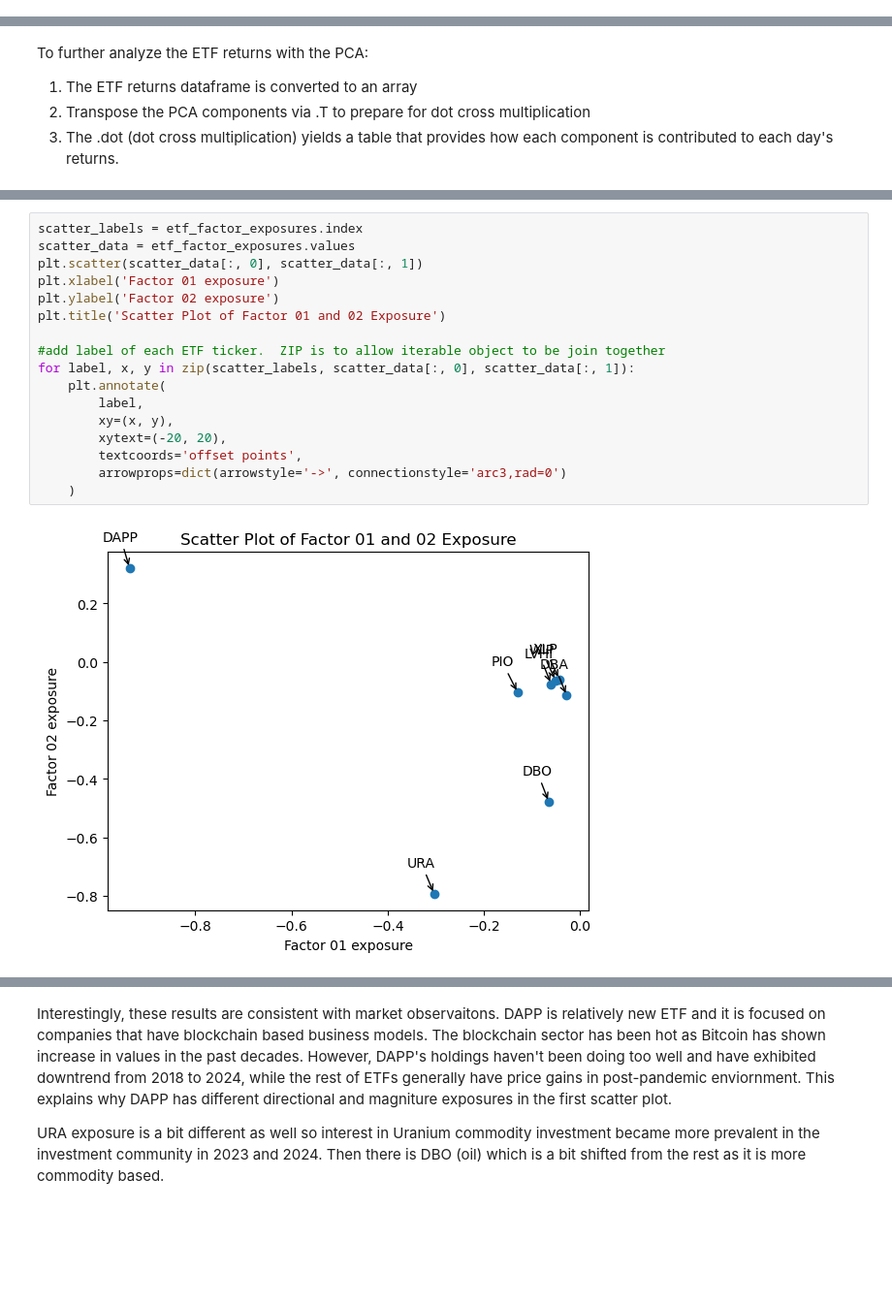
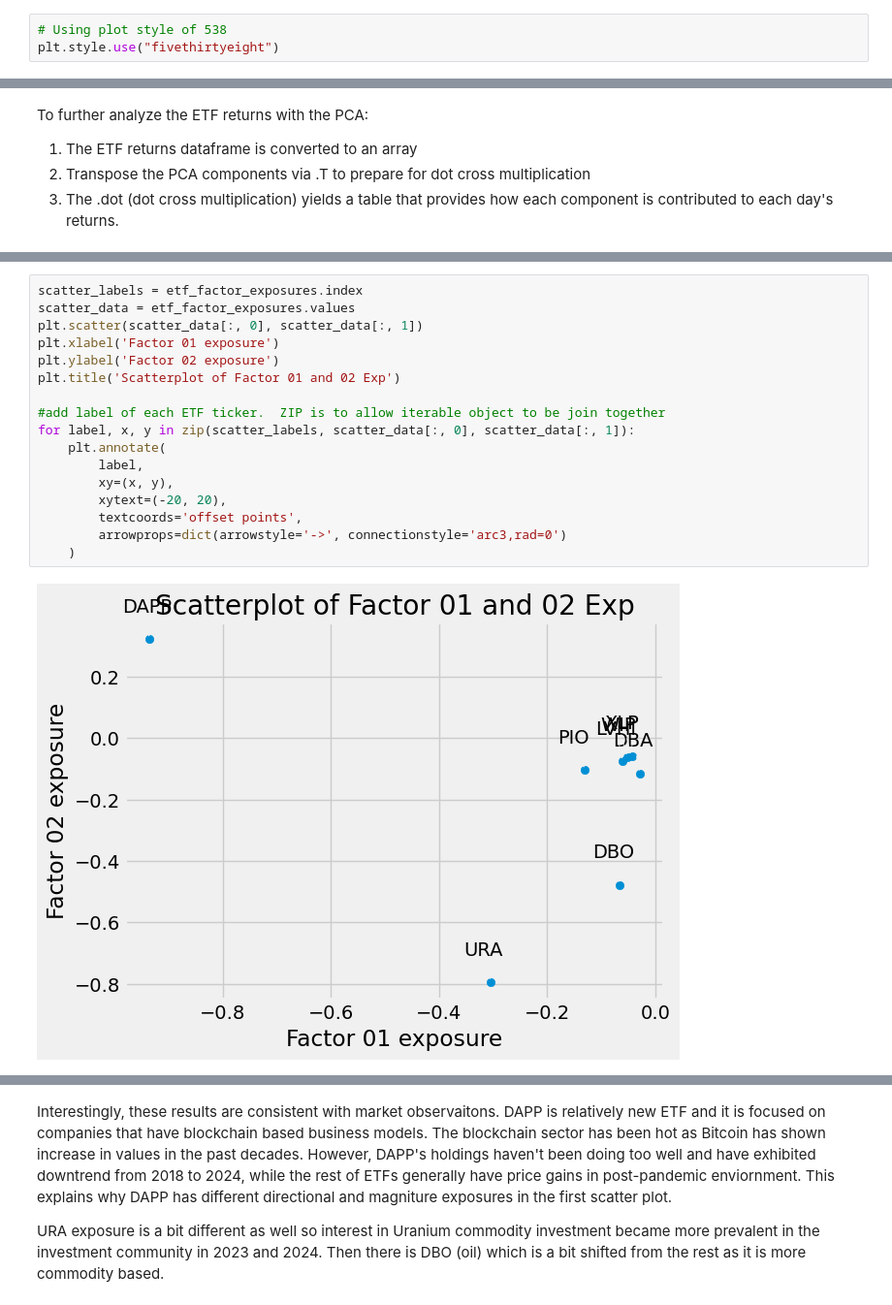
Before and after one commit to hgithub001/Python_Sample, a Jupyter notebook: PCA Sample.ipynb, the cells around one changed output, grey strips where cells are left out. Shown at 97% size. Drawn from its saved outputs; the diff is of its cells as text; blank space fills up the shorter version.

```diff
--- a/PCA Sample.ipynb
+++ b/PCA Sample.ipynb
@@ -11,6 +11,9 @@ import pandas as pd
 import numpy as np
 from sklearn.decomposition import PCA
 import matplotlib.pyplot as plt
+# %%
+# Using plot style of 538
+plt.style.use("fivethirtyeight")
 # %% [markdown]
 The ETFs are as follow:
 
@@ -175,22 +182,22 @@ Text(0.5, 1.0, 'Factor 05 exposure')
 # %%
 scatter_labels = etf_factor_exposures.index
 scatter_data = etf_factor_exposures.values
 plt.scatter(scatter_data[:, 0], scatter_data[:, 1])
 plt.xlabel('Factor 01 exposure')
 plt.ylabel('Factor 02 exposure')
-plt.title('Scatter Plot of Factor 01 and 02 Exposure')
+plt.title('Scatterplot of Factor 01 and 02 Exp')
 
 #add label of each ETF ticker.  ZIP is to allow iterable object to be join together
 for label, x, y in zip(scatter_labels, scatter_data[:, 0], scatter_data[:, 1]):
     plt.annotate(
         label,
         xy=(x, y),
         xytext=(-20, 20),
         textcoords='offset points',
         arrowprops=dict(arrowstyle='->', connectionstyle='arc3,rad=0')
     )
 # %% [output]
-[figure, old version]
+[figure, new version]
 # %%
 plt.scatter(scatter_data[:, 2], scatter_data[:, 3])
 plt.xlabel('Factor 03 exposure')
```
Also changed, not shown: parts of 9 cells of this notebook.
